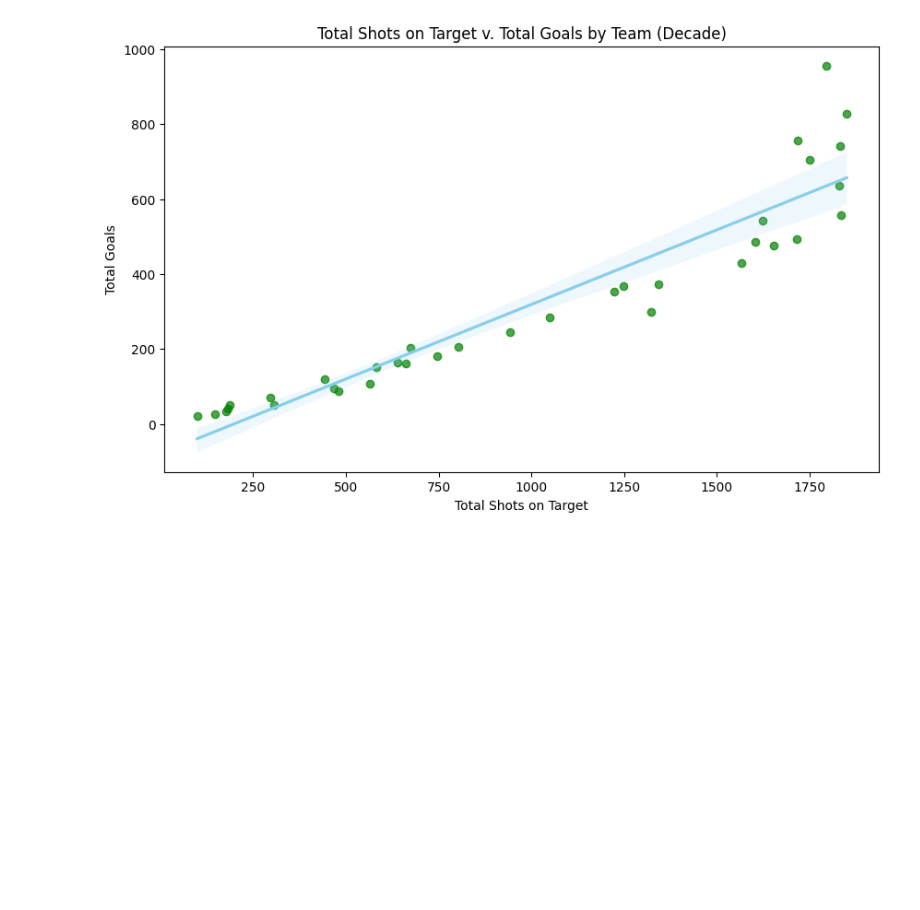
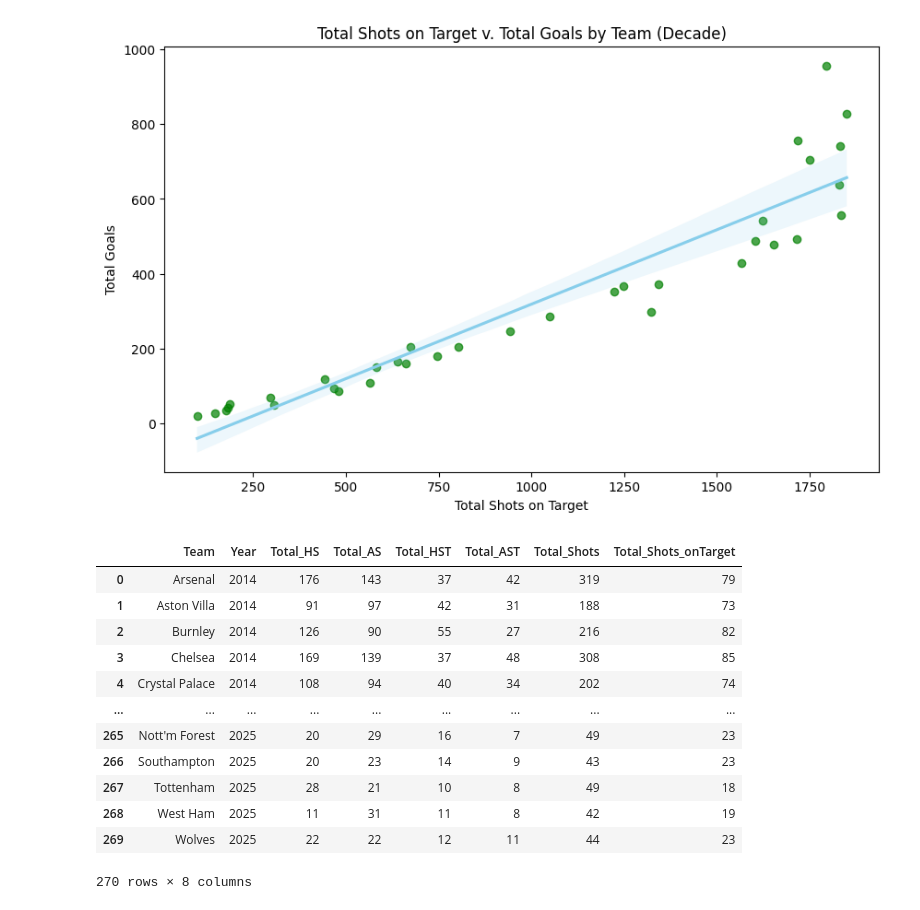
Before and after one commit to SmithNJ13/data_analysis, a Jupyter notebook: analysis.ipynb, the cells around one changed output. Cells and saved outputs as stored; diff of their text form; code cells hidden in the pictures; blank space fills up the shorter version.

```diff
--- a/analysis.ipynb
+++ b/analysis.ipynb
@@ -1240,3 +1245,21 @@ plt.show()
 # %%
 # So, rather unsurprisingly the more shots you take the more goals you also get.
 # However there appears to be a stronger correlation between just taking shots, rather than ensuring these shots are 'on target'.
+# %%
+ts_by_year = ts_by_year.loc[~(ts_by_year.iloc[:, 2:].sum(axis=1) == 0)]
+ts_by_year.reset_index(drop=True, inplace=True)
+ts_by_year
+# %% [output]
+|  | Team | Year | Total_HS | Total_AS | Total_HST | Total_AST | Total_Shots | Total_Shots_onTarget |
+| 0 | Arsenal | 2014 | 176 | 143 | 37 | 42 | 319 | 79 |
+| 1 | Aston Villa | 2014 | 91 | 97 | 42 | 31 | 188 | 73 |
+| 2 | Burnley | 2014 | 126 | 90 | 55 | 27 | 216 | 82 |
+| 3 | Chelsea | 2014 | 169 | 139 | 37 | 48 | 308 | 85 |
+| 4 | Crystal Palace | 2014 | 108 | 94 | 40 | 34 | 202 | 74 |
+| ... | ... | ... | ... | ... | ... | ... | ... | ... |
+| 265 | Nott'm Forest | 2025 | 20 | 29 | 16 | 7 | 49 | 23 |
+| 266 | Southampton | 2025 | 20 | 23 | 14 | 9 | 43 | 23 |
+| 267 | Tottenham | 2025 | 28 | 21 | 10 | 8 | 49 | 18 |
+| 268 | West Ham | 2025 | 11 | 31 | 11 | 8 | 42 | 19 |
+| 269 | Wolves | 2025 | 22 | 22 | 12 | 11 | 44 | 23 |
+270 rows × 8 columns
```
Also changed, not shown: parts of 3 cells of this notebook, 1 other file.
